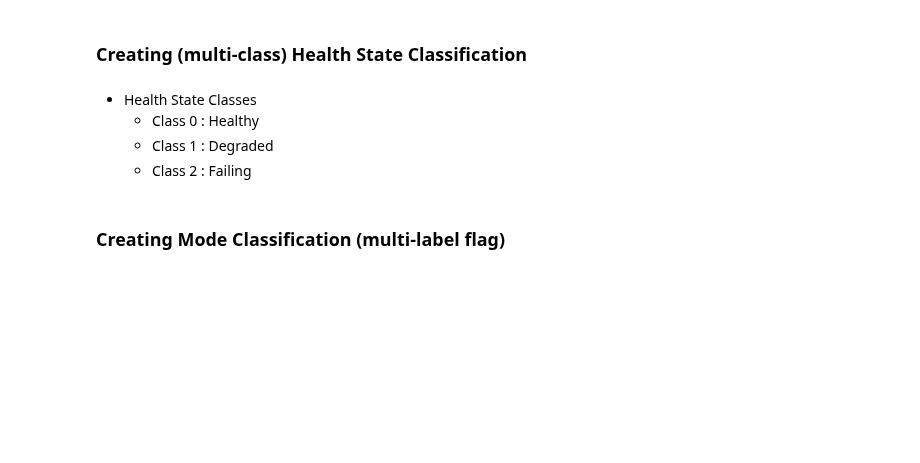
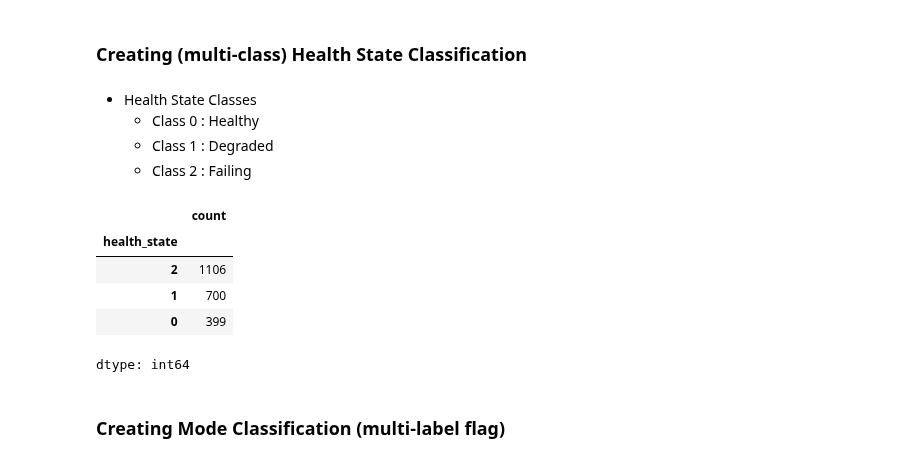
Before and after one commit to RealThanosP/pred-main-mod, a Jupyter notebook: Model_training_v0.1.ipynb, the cells around one changed output. Drawn from its saved outputs; the diff is of its cells as text; code cells hidden in the pictures; blank space fills up the shorter version.

```diff
--- a/Model_training_v0.1.ipynb
+++ b/Model_training_v0.1.ipynb
@@ -876,3 +752,11 @@ normalized_weights
+# %%
+weights = {
+    'cooler_condition': 0.6,   # Heavily impacts efficiency
+    'valve_condition': 0.5,    # Valve issues degrade performance quickly
+    'internal_pump_leakage': 0.7,  # Leakage is a major issue
+    'hydraulic_accumulator': 0.5,    # Pressure drop affects system performance
+    'stable_flag': -0.3  # If unstable, slightly lower maintenance score (uncertainty)
+}
 # %% [markdown]
 Υπολογίζουμε το maintenance_score με βάση τα παραπάνω weights
 # %%
@@ -889,13 +773,11 @@ def compute_maintenance_score(row, weights):
 
     return base_score  # Return the raw score without capping at 1
 
-total_data['maintenance_score_raw'] = total_data.apply(lambda row: compute_maintenance_score(row, normalized_weights), axis=1)
-
+training_table["maintenance_score"] = training_table.apply(lambda row: compute_maintenance_score(row, weights), axis=1)
 # Scale maintenance_score to minMax
 min_max_scaler = MinMaxScaler()
-total_data['maintenance_score'] = min_max_scaler.fit_transform(total_data[['maintenance_score_raw']])
-total_data.drop(columns="maintenance_score_raw", inplace=True)
-total_data
+training_table["maintenance_score"] = min_max_scaler.fit_transform(training_table[["maintenance_score"]])
+training_table
 # %% [output]
 |  | meanPS | stdPS | minPS | maxPS | rangePS | rmsPS | meanFS | stdFS | minFS | maxFS | ... | ... |
 | 0 | -0.070639 | -0.360957 | 0.144353 | -1.897972 | -4.929704 | -0.103511 | 0.875728 | 0.261479 | 1.206382 | -1.516235 | ... | ... |
@@ -932,5 +814,5 @@ def create_failure_flag(row):
 
   return int(failure_flag)
 # %%
-stat_freq_data["failure_flag"] = stat_freq_data.apply(lambda row: create_failure_flag(row), axis = 1)
-stat_freq_data
+training_table["failure_flag"] = training_table.apply(lambda row: create_failure_flag(row), axis = 1)
+training_table
@@ -947,4 +843,5 @@ def compute_ttf(failure_flags):
         ttf[i] = (next_failure - i) if next_failure is not None else len(failure_flags)
     return ttf
 # %%
-stat_freq_data["rul"] = compute_ttf(stat_freq_data["failure_flag"].values)
+training_table["rul"] = compute_ttf(training_table["failure_flag"].values)
+training_table
@@ -961,8 +872,15 @@ def compute_health_state(rul_series):
     values = [0, 1, 2]  # 0: Healthy, 1: Degraded, 2: Failing
     return pd.cut(rul_series, bins=[-1, 10, 30, float('inf')], labels=[2,1,0], right=True).astype(int)
 # %%
-stat_freq_data["health_state"] = compute_health_state(stat_freq_data["rul"])
-stat_freq_data.health_state.value_counts()
+training_table["health_state"] = compute_health_state(training_table["rul"])
+training_table.health_state.value_counts()
+# %% [output]
+|  | count |
+| health_state |  |
+| 2 | 1106 |
+| 1 | 700 |
+| 0 | 399 |
+dtype: int64
 # %% [markdown]
 ### Creating Mode Classification (multi-label flag)
 # %% [markdown]
```
Also changed, not shown: parts of 34 cells of this notebook.
